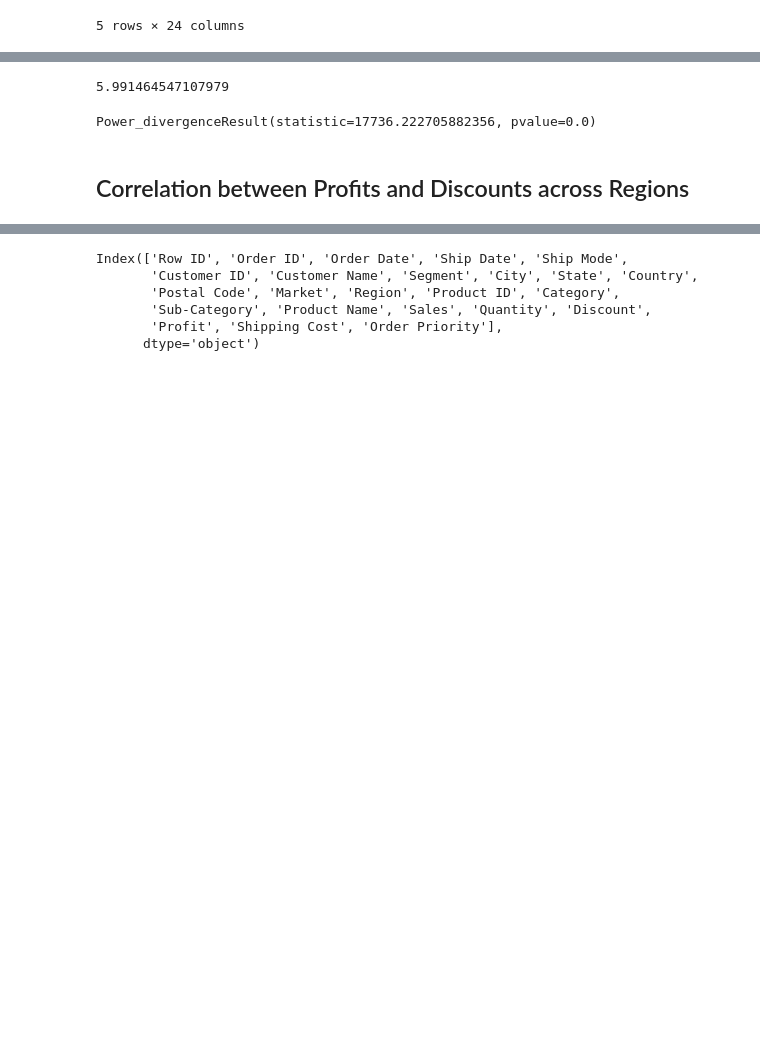
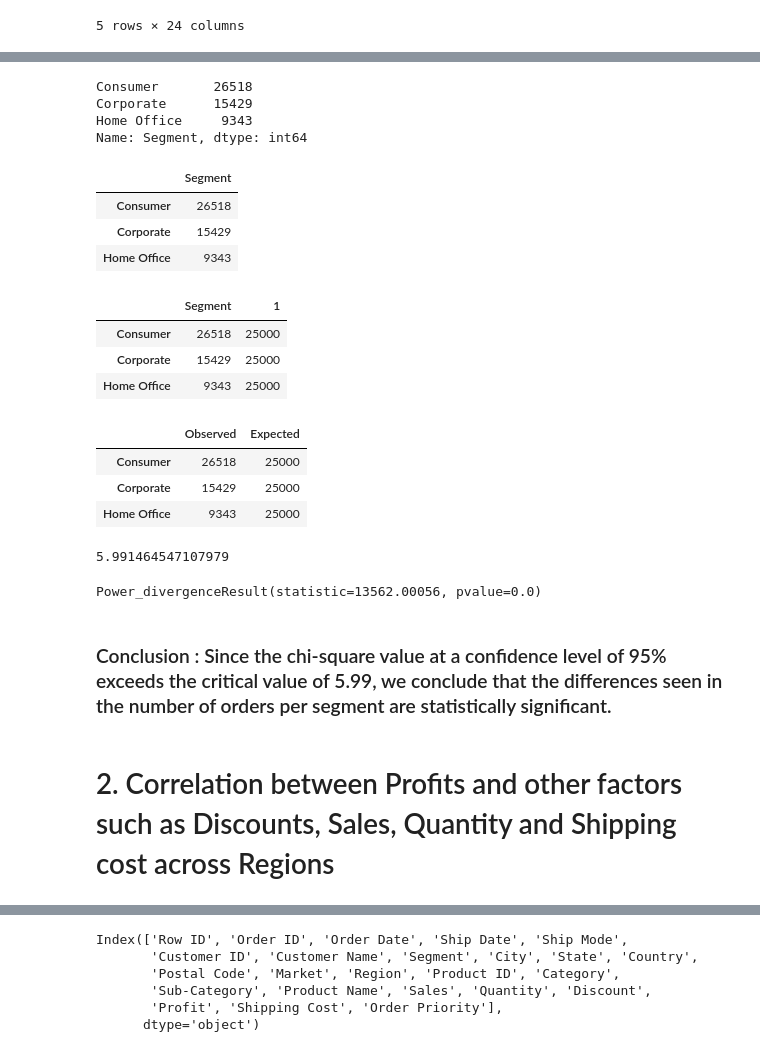
Before and after one commit to lmharlem/Project_GlobalSuperStore, a Jupyter notebook: GlobalSuperstore.ipynb, the cells around one changed output, grey strips where cells are left out. Saved outputs shown, nothing was run; the diff lists cells and outputs as text; code cells hidden in the pictures; blank space fills up the shorter version.

```diff
--- a/GlobalSuperstore.ipynb
+++ b/GlobalSuperstore.ipynb
@@ -55,3 +26,39 @@ df
+# %%
+#Observed data for the 3 segments from the dataset.
+observed_segment_data = sstore_df['Segment'].value_counts()
+observed_segment_data
+# %% [output]
+Consumer       26518
+Corporate      15429
+Home Office     9343
+Name: Segment, dtype: int64
+# %%
+#Creating a dataframe for the observed data.
+chi_square_df = pd.DataFrame([observed_segment_data]).T
+chi_square_df
+# %% [output]
+|  | Segment |
+| Consumer | 26518 |
+| Corporate | 15429 |
+| Home Office | 9343 |
+# %%
+#Adding a column whose default values are the expected values.
+chi_square_df[1] = 25000
+chi_square_df
+# %% [output]
+|  | Segment | 1 |
+| Consumer | 26518 | 25000 |
+| Corporate | 15429 | 25000 |
+| Home Office | 9343 | 25000 |
+# %%
+#Renaming the columns.
+chi_square_df.columns = ["Observed", "Expected"]
+chi_square_df
+# %% [output]
+|  | Observed | Expected |
+| Consumer | 26518 | 25000 |
+| Corporate | 15429 | 25000 |
+| Home Office | 9343 | 25000 |
 # %%
 # The degree of freedom is 3-1 = 2
 # With a p-value of 0.05, the confidence level is 1.00-0.05 = 0.95.
@@ -63,8 +70,10 @@ critical_value
 5.991464547107979
 # %%
 # Run the chi square test with stats.chisquare()
-st.chisquare(df['Observed'], df['Expected'])
+st.chisquare(chi_square_df['Observed'], chi_square_df['Expected'])
 # %% [output]
-Power_divergenceResult(statistic=17736.222705882356, pvalue=0.0)
+Power_divergenceResult(statistic=13562.00056, pvalue=0.0)
+# %% [markdown]
+### Conclusion : Since the chi-square value at a confidence level of 95% exceeds the critical value of 5.99, we conclude that the differences seen in the number of orders per segment are statistically significant.
 # %% [markdown]
-## Correlation between Profits and Discounts across Regions
+# 2. Correlation between Profits and other factors such as Discounts, Sales, Quantity and Shipping cost across Regions
```
Also changed, not shown: parts of 22 cells of this notebook, 1 other file.
